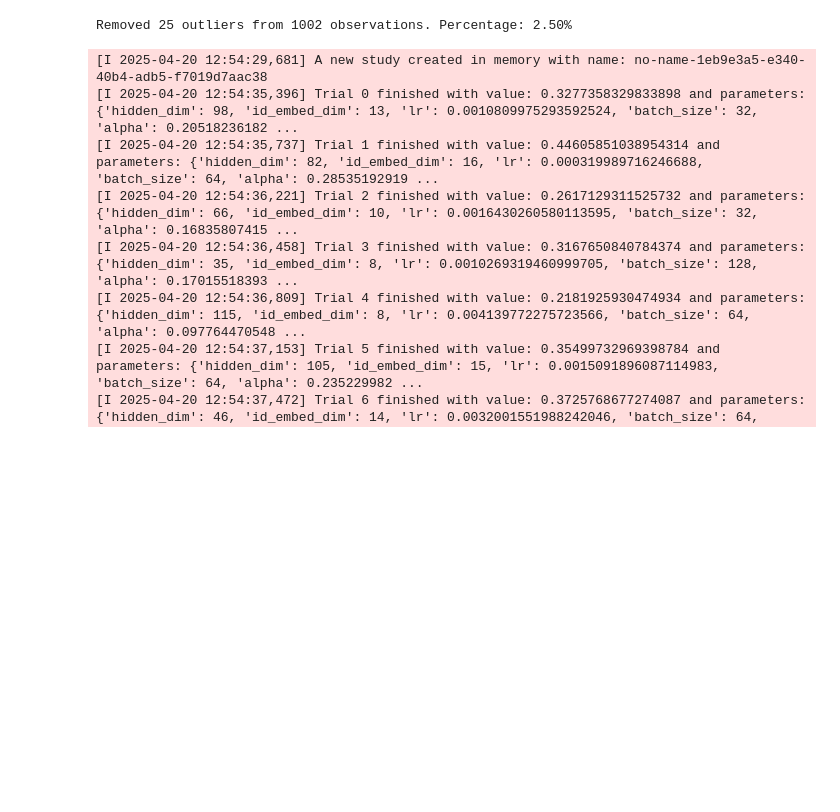
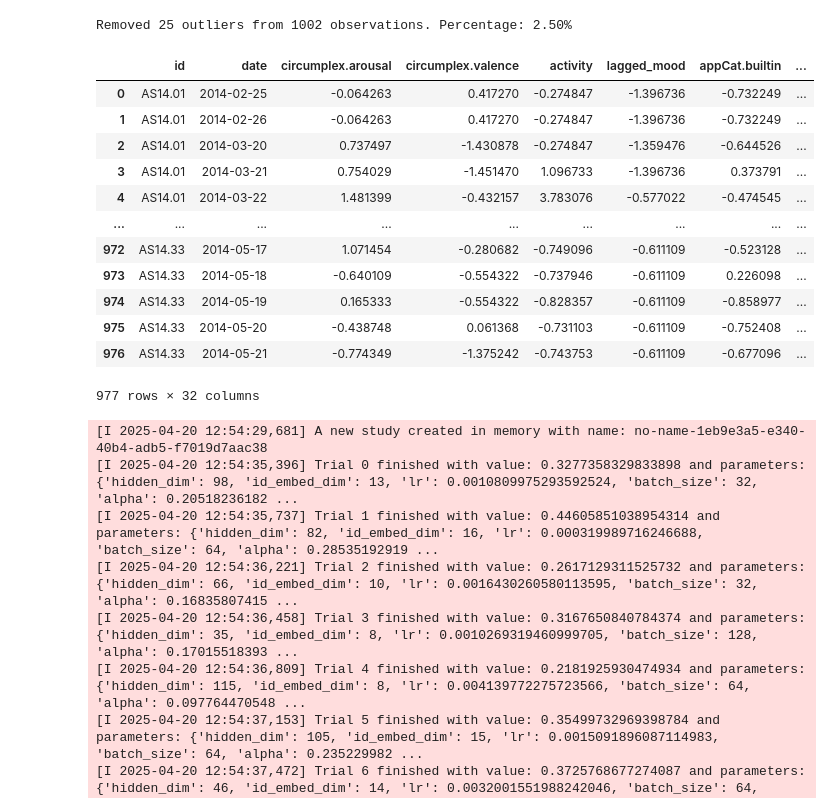
Before and after one commit to Rikvandijk1209/DataMiningTechniquesA1, a Jupyter notebook: notebooks/RNN_classification.ipynb, the cells around one changed output. Drawn from its saved outputs; the diff is of its cells as text; code cells hidden in the pictures; blank space fills up the shorter version.

```diff
--- a/notebooks/RNN_classification.ipynb
+++ b/notebooks/RNN_classification.ipynb
@@ -21,6 +21,22 @@ data_loader = DataPreprocessor()
 train_df_split, val_df_split, test_df = data_loader.load_and_preprocess_data("1d", 0.5, 1)
 # %% [output]
 Removed 25 outliers from 1002 observations. Percentage: 2.50%
+# %%
+train_df_split
+# %% [output]
+|  | id | date | circumplex.arousal | circumplex.valence | activity | lagged_mood | appCat.builtin | ... |
+| 0 | AS14.01 | 2014-02-25 | -0.064263 | 0.417270 | -0.274847 | -1.396736 | -0.732249 | ... |
+| 1 | AS14.01 | 2014-02-26 | -0.064263 | 0.417270 | -0.274847 | -1.396736 | -0.732249 | ... |
+| 2 | AS14.01 | 2014-03-20 | 0.737497 | -1.430878 | -0.274847 | -1.359476 | -0.644526 | ... |
+| 3 | AS14.01 | 2014-03-21 | 0.754029 | -1.451470 | 1.096733 | -1.396736 | 0.373791 | ... |
+| 4 | AS14.01 | 2014-03-22 | 1.481399 | -0.432157 | 3.783076 | -0.577022 | -0.474545 | ... |
+| ... | ... | ... | ... | ... | ... | ... | ... | ... |
+| 972 | AS14.33 | 2014-05-17 | 1.071454 | -0.280682 | -0.749096 | -0.611109 | -0.523128 | ... |
+| 973 | AS14.33 | 2014-05-18 | -0.640109 | -0.554322 | -0.737946 | -0.611109 | 0.226098 | ... |
+| 974 | AS14.33 | 2014-05-19 | 0.165333 | -0.554322 | -0.828357 | -0.611109 | -0.858977 | ... |
+| 975 | AS14.33 | 2014-05-20 | -0.438748 | 0.061368 | -0.731103 | -0.611109 | -0.752408 | ... |
+| 976 | AS14.33 | 2014-05-21 | -0.774349 | -1.375242 | -0.743753 | -0.611109 | -0.677096 | ... |
+977 rows × 32 columns
 # %%
 device = torch.device("cuda" if torch.cuda.is_available() else "cpu")
 
```
Also changed, not shown: 2 other files.
